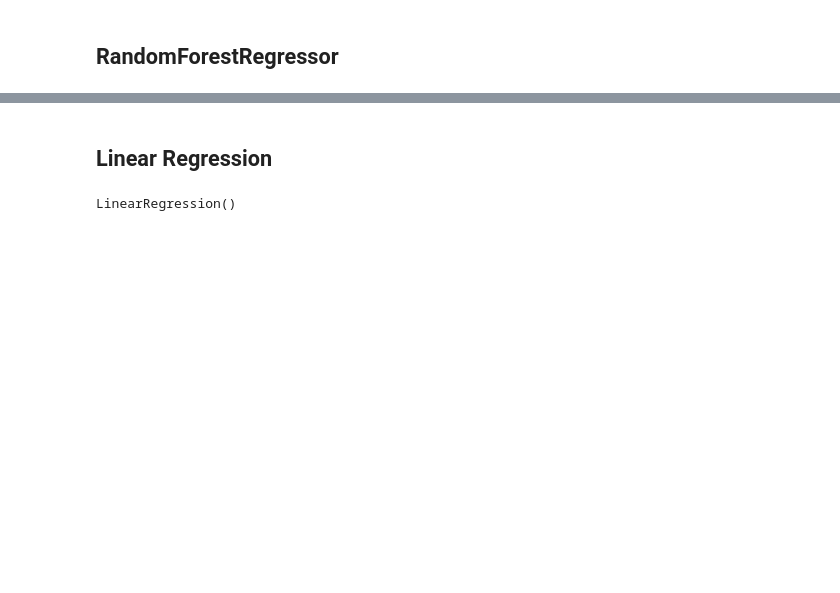
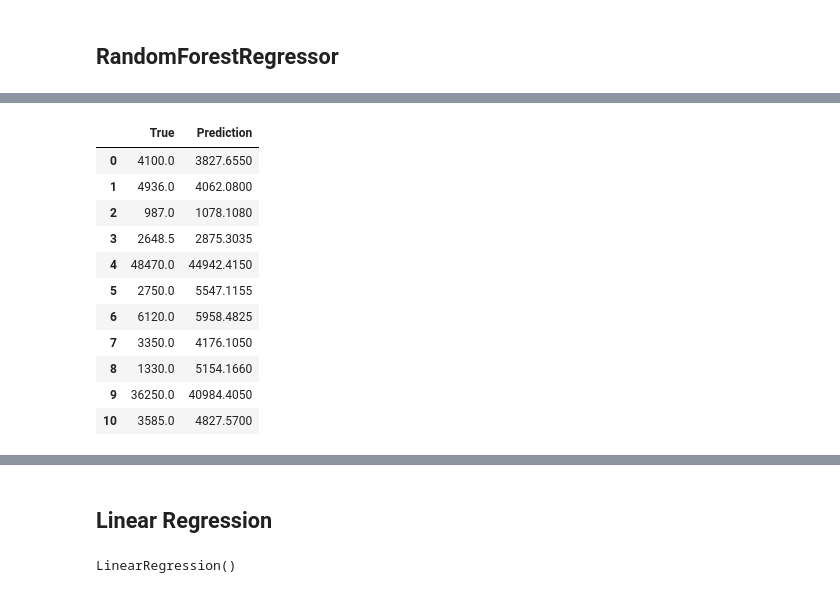
Before and after one commit to oitik/Machine_learning, a Jupyter notebook: pile-load-predicts.ipynb, the cells around one changed output, grey strips where cells are left out. Saved outputs shown, nothing was run; the diff lists cells and outputs as text; code cells hidden in the pictures; blank space fills up the shorter version.

Commit message:
Kaggle Notebook | pile_load_predicts | Version 6

```diff
--- a/pile-load-predicts.ipynb
+++ b/pile-load-predicts.ipynb
@@ -194,0 +205,17 @@ NameError: name 'show_scores' is not defined
+# %%
+result = pd.DataFrame(np.c_[y_test, y_pred], columns=['True', 'Prediction'])
+# %%
+result
+# %% [output]
+|  | True | Prediction |
+| 0 | 4100.0 | 3827.6550 |
+| 1 | 4936.0 | 4062.0800 |
+| 2 | 987.0 | 1078.1080 |
+| 3 | 2648.5 | 2875.3035 |
+| 4 | 48470.0 | 44942.4150 |
+| 5 | 2750.0 | 5547.1155 |
+| 6 | 6120.0 | 5958.4825 |
+| 7 | 3350.0 | 4176.1050 |
+| 8 | 1330.0 | 5154.1660 |
+| 9 | 36250.0 | 40984.4050 |
+| 10 | 3585.0 | 4827.5700 |
```
Also changed, not shown: parts of 37 cells of this notebook.
